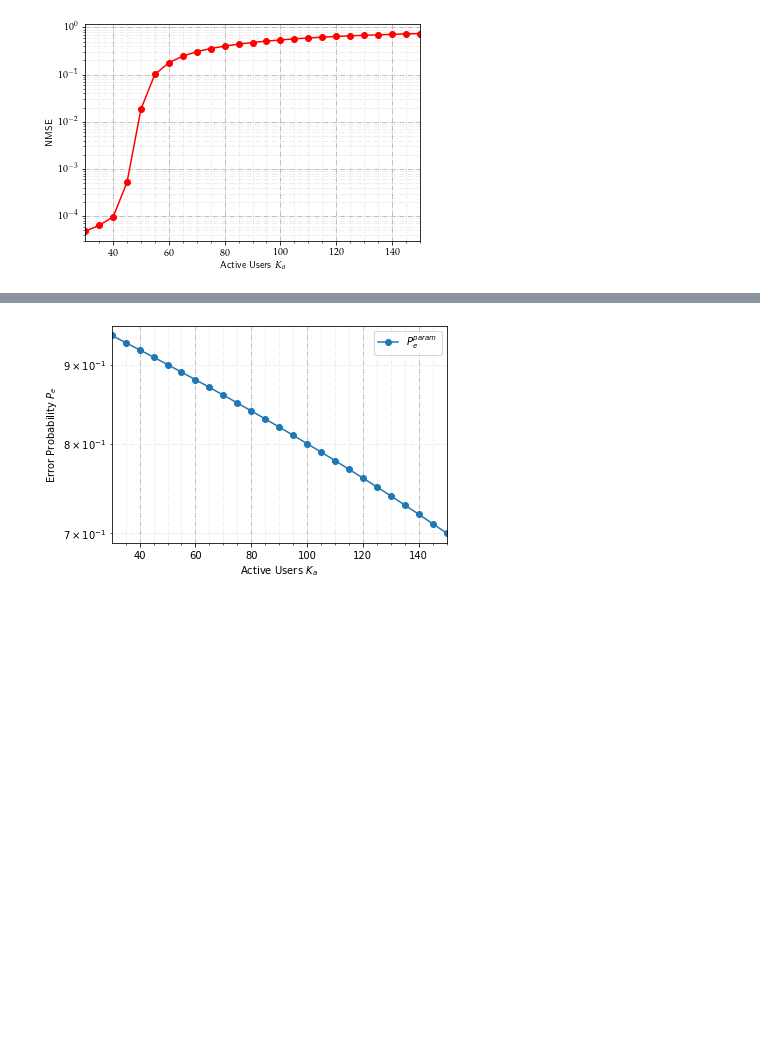
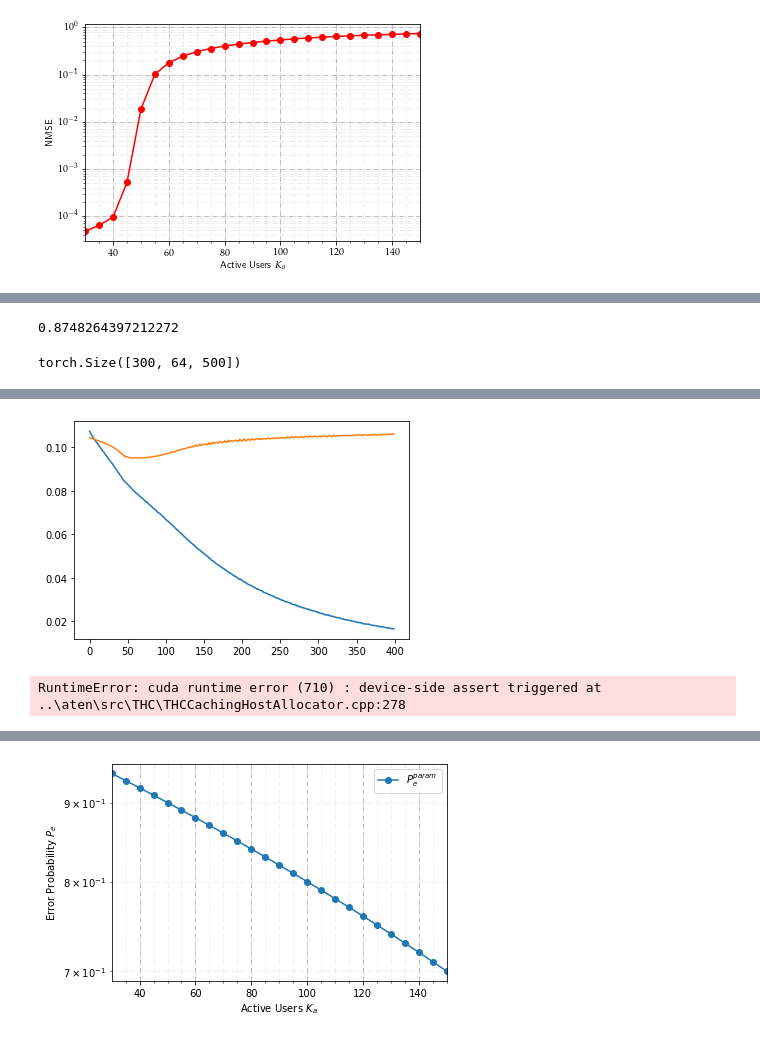
Before and after one commit to SJTUSEIEECBX/SparseRecovery, a Jupyter notebook: SporadicTraffic.ipynb, the cells around one changed output, grey strips where cells are left out. Cells and saved outputs as stored; diff of their text form; code cells hidden in the pictures; blank space fills up the shorter version.

Commit message:
Tried DNN and LSTM

```diff
--- a/SporadicTraffic.ipynb
+++ b/SporadicTraffic.ipynb
@@ -171,0 +371,16 @@ np.savez('K500T50NBS64SNR20sim300AMP.npz', Pe_p, FM_p, FA_p, Pe_h, FM_h, FA_h, N
+# %%
+det_H = ch_real.cpu().detach().numpy() + ch_imag.cpu().detach().numpy() * 1j
+true_H = channel_real_train.cpu().detach().numpy() + channel_imag_train.cpu().detach().numpy() * 1j
+MSE = np.linalg.norm(det_H - true_H) ** 2 / np.linalg.norm(true_H) ** 2
+print(MSE)
+# %% [output]
+0.8748264397212272
+# %%
+print(ch_real.shape)
+# %% [output]
+torch.Size([300, 64, 500])
+# %%
+H_f_train, H_a_train, activity_train = generate_batched_active_channel(params)
+channel_real_train = torch.from_numpy(np.real(H_f_train)).squeeze().float().permute(0, 2, 1).cuda()
+channel_imag_train = torch.from_numpy(np.imag(H_f_train)).squeeze().float().permute(0, 2, 1).cuda()
+activity_train = torch.from_numpy(activity_train).float().cuda()
@@ -171,0 +392,37 @@ np.savez('K500T50NBS64SNR20sim300AMP.npz', Pe_p, FM_p, FA_p, Pe_h, FM_h, FA_h, N
+# %%
+pilot = generate_random_pilot(50, params['K'], params['P'], params['simulations'])
+y_train = pilot_through_channel(pilot, H_f_train, params['nvar'])
+y_real_train = torch.from_numpy(np.real(y_train)).squeeze().float().cuda()
+y_imag_train = torch.from_numpy(np.imag(y_train)).squeeze().float().cuda()
+y_tensor_train = torch.cat((y_real_train, y_imag_train), dim=2)
+
+pilot = generate_random_pilot(50, params['K'], params['P'], params['simulations'])
+y_test = pilot_through_channel(pilot, H_f_test, params['nvar'])
+y_real_test = torch.from_numpy(np.real(y_test)).squeeze().float().cuda()
+y_imag_test = torch.from_numpy(np.imag(y_test)).squeeze().float().cuda()
+y_tensor_test = torch.cat((y_real_test, y_imag_test), dim=2)
+
+net = nn.LSTM(params['N_bs'] * 2, params['K'], num_layers=2, batch_first=True, dropout=0.5).cuda()
+loss_func = nn.MSELoss()
+optimizer = torch.optim.Adam(net.parameters(), lr=params['LR'])
+losses_train = np.zeros((params['EPOCH']))
+losses_test = np.zeros((params['EPOCH']))
+
+for epoch in tqdm_notebook(range(params['EPOCH'])):
+    net.train()
+    out, hn = net(y_tensor_train)
+    out = out[:, 49, :].squeeze()
+    loss = loss_func(out, activity_train)
+    optimizer.zero_grad()
+    loss.backward()
+    optimizer.step()
+    losses_train[epoch] = loss.cpu().item()
+    net.eval()
+    out_test, hn = net(y_tensor_test)
+    out_test = out_test[:, 49, :].squeeze()
+    loss_test = loss_func(out_test, activity_test)
+    losses_test[epoch] = loss_test.cpu().item()
+plt.plot(losses_train)
+plt.plot(losses_test)
+plt.show()
+# %% [output]
@@ -171,0 +430,5 @@ np.savez('K500T50NBS64SNR20sim300AMP.npz', Pe_p, FM_p, FA_p, Pe_h, FM_h, FA_h, N
+[figure, added]
+# %%
+print(out)
+# %% [output]
+RuntimeError: cuda runtime error (710) : device-side assert triggered at ..\aten\src\THC\THCCachingHostAllocator.cpp:278
```
Also changed, not shown: parts of 18 cells of this notebook, 1 other file.
